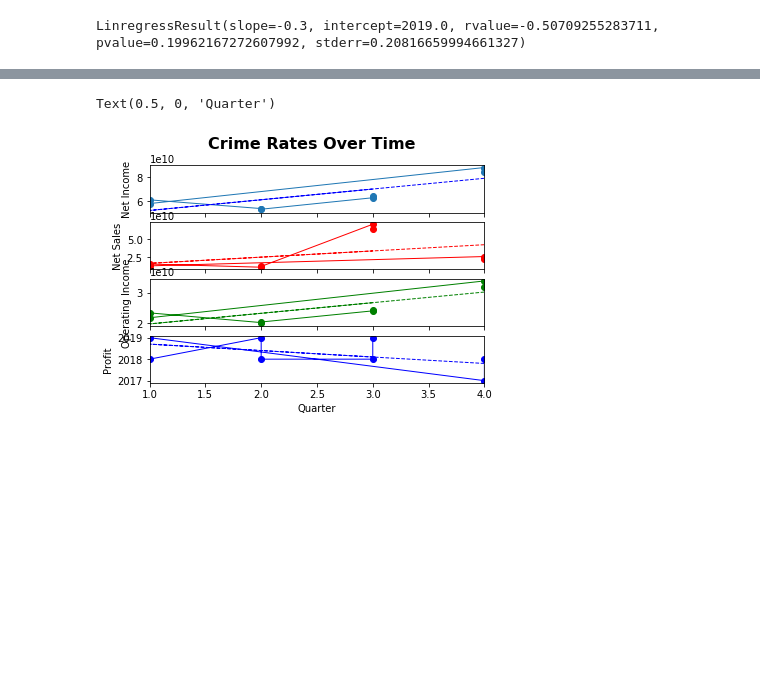
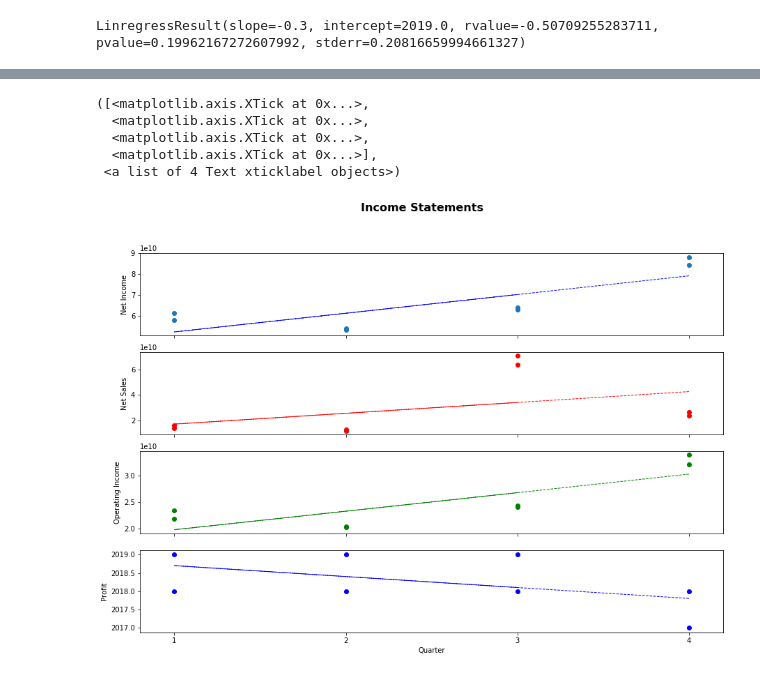
Before and after one commit to sigdelyr/ML-Project, a Jupyter notebook: income_regression.ipynb, the cells around one changed output, grey strips where cells are left out. Cells and saved outputs as stored; diff of their text form; code cells hidden in the pictures; blank space fills up the shorter version.

```diff
--- a/income_regression.ipynb
+++ b/income_regression.ipynb
@@ -58,28 +70,37 @@ LinregressResult(slope=-0.3, intercept=2019.0, rvalue=-0.50709255283711, pvalue=
 # %%
 # Plot
 fig, (ax1, ax2, ax3, ax4) = plt.subplots(4,sharex=True)
-fig.suptitle("Crime Rates Over Time", fontsize=16, fontweight="bold")
-
-ax1.set_xlim(min(Quarter), max(Quarter))
-ax1.plot(Quarter, Net_Income, linewidth=1, marker="o")
+fig.suptitle("Income Statements", fontsize=16, fontweight="bold")
+fig.set_size_inches(15, 10)
+ax1.set_xlim(0.8, 4.2)
+ax1.scatter(Quarter, Net_Income, linewidth=1, marker="o")
 ax1.plot(Quarter, ni_fit, "b--", linewidth=1)
 ax1.set_ylabel("Net Income")
 
-ax2.plot(Quarter, Net_Sales, linewidth=1, marker="o", color="r")
+ax2.scatter(Quarter, Net_Sales, linewidth=1, marker="o", color="r")
 ax2.plot(Quarter, ns_fit, "r--", linewidth=1)
 ax2.set_ylabel("Net Sales")
 
-ax3.plot(Quarter, Operating_Income, linewidth=1, marker="o", color="g")
+ax3.scatter(Quarter, Operating_Income, linewidth=1, marker="o", color="g")
 ax3.plot(Quarter, oi_fit, "g--", linewidth=1)
 ax3.set_ylabel("Operating Income")
 
-ax4.plot(Quarter, Profit, linewidth=1, marker="o", color="b")
+ax4.scatter(Quarter, Profit, linewidth=1, marker="o", color="b")
 ax4.plot(Quarter, pr_fit, "b--", linewidth=1)
 ax4.set_ylabel("Profit")
 ax4.set_xlabel("Quarter")
+
+# labels = [item.get_text() for item in ax4.get_xticklabels()]
+# labels = ['1', '2', '3', '4']
+# ax4.set_xticklabels(labels)
+plt.xticks(np.arange(1, 5, 1.0))
 # %% [output]
-Text(0.5, 0, 'Quarter')
+([<matplotlib.axis.XTick at 0x...>,
+  <matplotlib.axis.XTick at 0x...>,
+  <matplotlib.axis.XTick at 0x...>,
+  <matplotlib.axis.XTick at 0x...>],
+ <a list of 4 Text xticklabel objects>)
-[figure, old version]
+[figure, new version]
 # %%
  # Print results and save image
 # year = 2019
```
Also changed, not shown: parts of 5 cells of this notebook, 4 other files.
